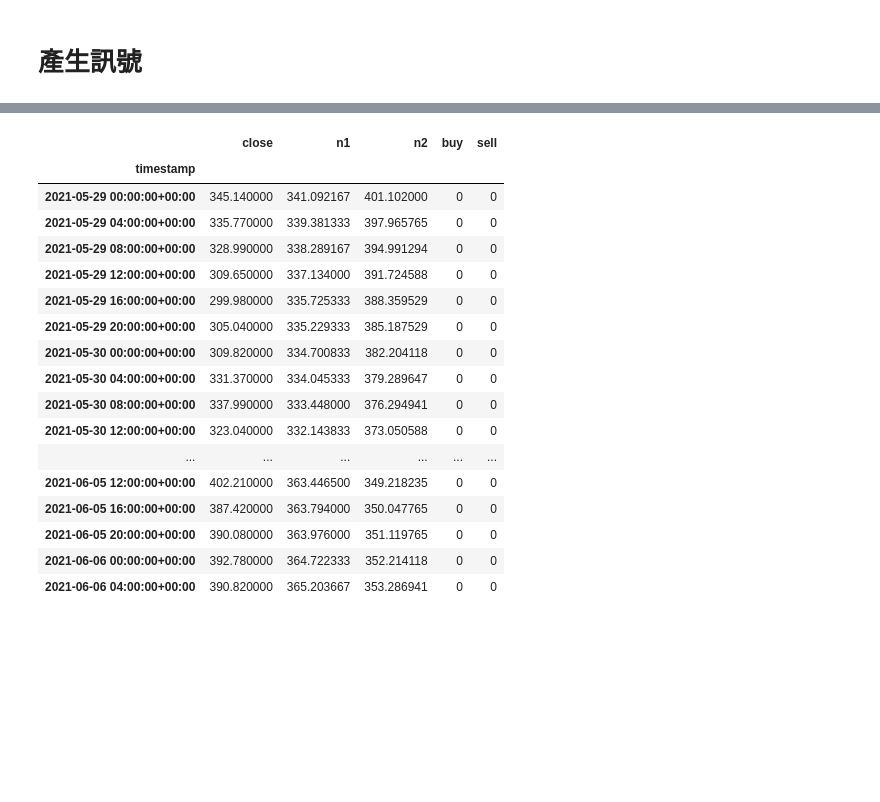
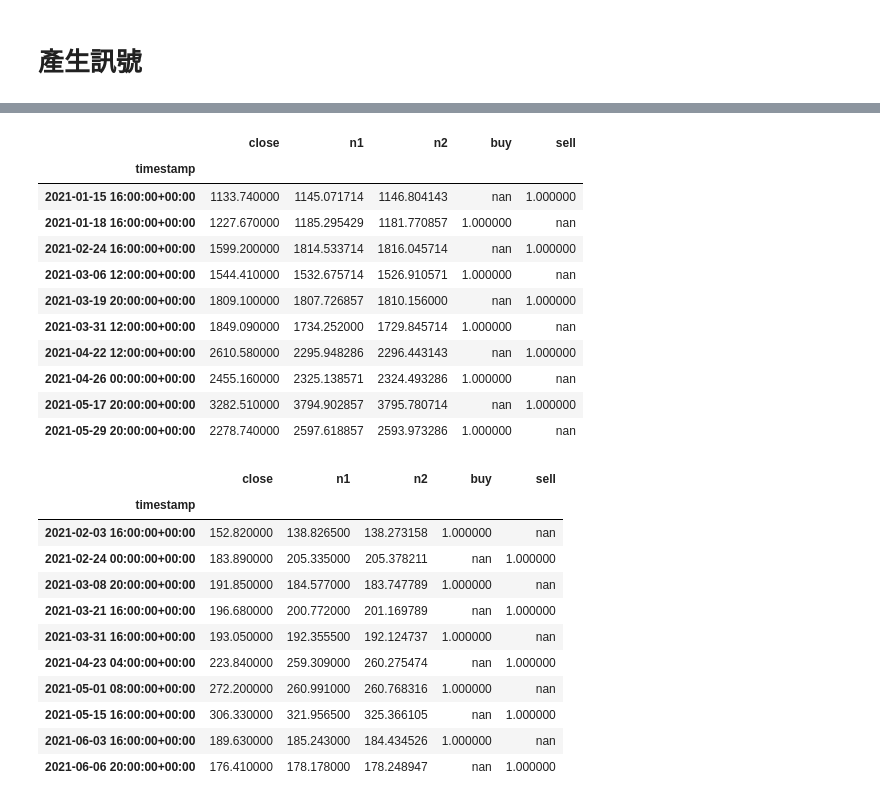
Before and after one commit to skywalker0803r/crypto, a Jupyter notebook: 一鍵產生虛擬貨幣買賣訊號(SMA策略).ipynb, the cells around one changed output, grey strips where cells are left out. Cells and saved outputs as stored; diff of their text form; code cells hidden in the pictures; blank space fills up the shorter version.

```diff
--- a/一鍵產生虛擬貨幣買賣訊號(SMA策略).ipynb
+++ b/一鍵產生虛擬貨幣買賣訊號(SMA策略).ipynb
@@ -117,21 +72,34 @@ dfs['LTCUSDT'].tail(50).style.background_gradient(subset=['buy','sell'])
-# %%
-dfs['BNBUSDT'].tail(50).style.background_gradient(subset=['buy','sell'])
-# %% [output]
-|  | close | n1 | n2 | buy | sell |
-| timestamp |  |  |  |  |  |
-| 2021-05-29 00:00:00+00:00 | 345.140000 | 341.092167 | 401.102000 | 0 | 0 |
-| 2021-05-29 04:00:00+00:00 | 335.770000 | 339.381333 | 397.965765 | 0 | 0 |
-| 2021-05-29 08:00:00+00:00 | 328.990000 | 338.289167 | 394.991294 | 0 | 0 |
-| 2021-05-29 12:00:00+00:00 | 309.650000 | 337.134000 | 391.724588 | 0 | 0 |
-| 2021-05-29 16:00:00+00:00 | 299.980000 | 335.725333 | 388.359529 | 0 | 0 |
-| 2021-05-29 20:00:00+00:00 | 305.040000 | 335.229333 | 385.187529 | 0 | 0 |
-| 2021-05-30 00:00:00+00:00 | 309.820000 | 334.700833 | 382.204118 | 0 | 0 |
-| 2021-05-30 04:00:00+00:00 | 331.370000 | 334.045333 | 379.289647 | 0 | 0 |
-| 2021-05-30 08:00:00+00:00 | 337.990000 | 333.448000 | 376.294941 | 0 | 0 |
-| 2021-05-30 12:00:00+00:00 | 323.040000 | 332.143833 | 373.050588 | 0 | 0 |
-| ... | ... | ... | ... | ... | ... |
-| 2021-06-05 12:00:00+00:00 | 402.210000 | 363.446500 | 349.218235 | 0 | 0 |
-| 2021-06-05 16:00:00+00:00 | 387.420000 | 363.794000 | 350.047765 | 0 | 0 |
-| 2021-06-05 20:00:00+00:00 | 390.080000 | 363.976000 | 351.119765 | 0 | 0 |
-| 2021-06-06 00:00:00+00:00 | 392.780000 | 364.722333 | 352.214118 | 0 | 0 |
-| 2021-06-06 04:00:00+00:00 | 390.820000 | 365.203667 | 353.286941 | 0 | 0 |
+# %%
+pair = 'ETHUSDT'
+dfs[pair] = dfs[pair].replace(0,np.nan)
+dfs[pair].dropna(subset=['buy','sell'],how='all').tail(10).style.background_gradient(subset=['buy','sell'])
+# %% [output]
+|  | close | n1 | n2 | buy | sell |
+| timestamp |  |  |  |  |  |
+| 2021-01-15 16:00:00+00:00 | 1133.740000 | 1145.071714 | 1146.804143 | nan | 1.000000 |
+| 2021-01-18 16:00:00+00:00 | 1227.670000 | 1185.295429 | 1181.770857 | 1.000000 | nan |
+| 2021-02-24 16:00:00+00:00 | 1599.200000 | 1814.533714 | 1816.045714 | nan | 1.000000 |
+| 2021-03-06 12:00:00+00:00 | 1544.410000 | 1532.675714 | 1526.910571 | 1.000000 | nan |
+| 2021-03-19 20:00:00+00:00 | 1809.100000 | 1807.726857 | 1810.156000 | nan | 1.000000 |
+| 2021-03-31 12:00:00+00:00 | 1849.090000 | 1734.252000 | 1729.845714 | 1.000000 | nan |
+| 2021-04-22 12:00:00+00:00 | 2610.580000 | 2295.948286 | 2296.443143 | nan | 1.000000 |
+| 2021-04-26 00:00:00+00:00 | 2455.160000 | 2325.138571 | 2324.493286 | 1.000000 | nan |
+| 2021-05-17 20:00:00+00:00 | 3282.510000 | 3794.902857 | 3795.780714 | nan | 1.000000 |
+| 2021-05-29 20:00:00+00:00 | 2278.740000 | 2597.618857 | 2593.973286 | 1.000000 | nan |
+# %%
+pair = 'LTCUSDT'
+dfs[pair] = dfs[pair].replace(0,np.nan)
+dfs[pair].dropna(subset=['buy','sell'],how='all').tail(10).style.background_gradient(subset=['buy','sell'])
+# %% [output]
+|  | close | n1 | n2 | buy | sell |
+| timestamp |  |  |  |  |  |
+| 2021-02-03 16:00:00+00:00 | 152.820000 | 138.826500 | 138.273158 | 1.000000 | nan |
+| 2021-02-24 00:00:00+00:00 | 183.890000 | 205.335000 | 205.378211 | nan | 1.000000 |
+| 2021-03-08 20:00:00+00:00 | 191.850000 | 184.577000 | 183.747789 | 1.000000 | nan |
+| 2021-03-21 16:00:00+00:00 | 196.680000 | 200.772000 | 201.169789 | nan | 1.000000 |
+| 2021-03-31 16:00:00+00:00 | 193.050000 | 192.355500 | 192.124737 | 1.000000 | nan |
+| 2021-04-23 04:00:00+00:00 | 223.840000 | 259.309000 | 260.275474 | nan | 1.000000 |
+| 2021-05-01 08:00:00+00:00 | 272.200000 | 260.991000 | 260.768316 | 1.000000 | nan |
+| 2021-05-15 16:00:00+00:00 | 306.330000 | 321.956500 | 325.366105 | nan | 1.000000 |
+| 2021-06-03 16:00:00+00:00 | 189.630000 | 185.243000 | 184.434526 | 1.000000 | nan |
+| 2021-06-06 20:00:00+00:00 | 176.410000 | 178.178000 | 178.248947 | nan | 1.000000 |
```
Also changed, not shown: parts of 5 cells of this notebook.
